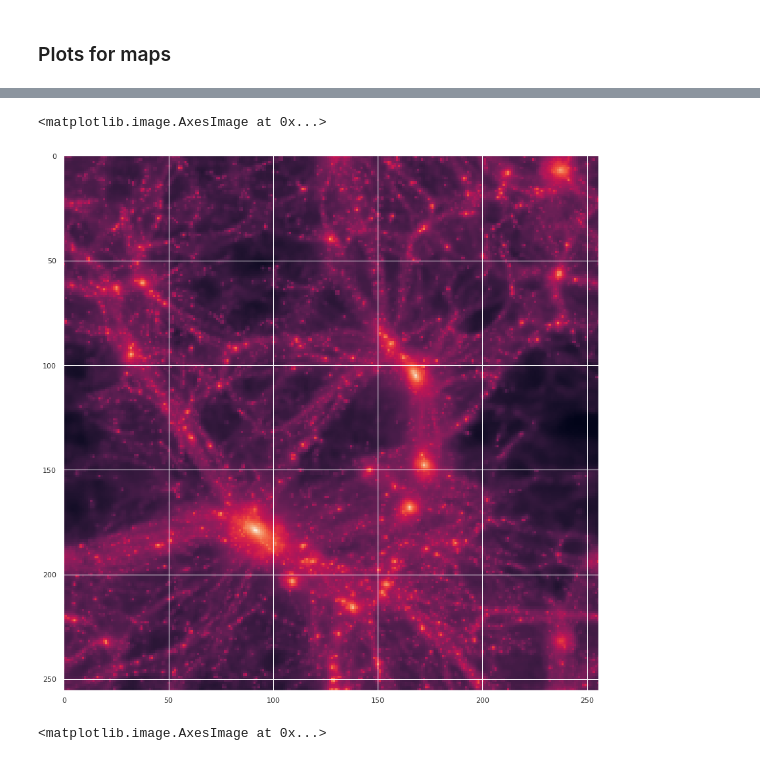
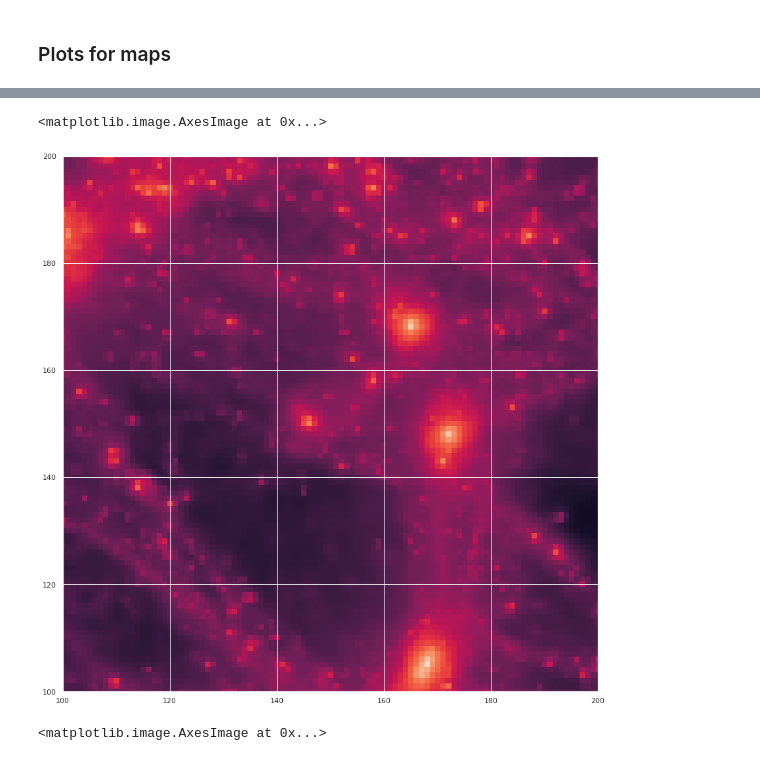
Before and after one commit to YongseokJo/MIEST, a Jupyter notebook: analysis/HYDRO_CV.ipynb, the cells around one changed output, grey strips where cells are left out. Drawn from its saved outputs; the diff is of its cells as text; code cells hidden in the pictures.

```diff
--- a/analysis/HYDRO_CV.ipynb
+++ b/analysis/HYDRO_CV.ipynb
@@ -76,9 +109,11 @@ plt.imshow(np.log10(simba_maps[0,:]))
 # %%
 plt.figure(figsize=(15,15))
+plt.xlim((100,200))
+plt.ylim((100,200))
 plt.imshow(np.log10(mag_maps[0,:]))
 # %% [output]
 <matplotlib.image.AxesImage at 0x...>
-[figure, old version]
+[figure, new version]
 # %%
 plt.figure(figsize=(15,15))
 plt.imshow(np.log10(ast_maps[0,:]))
```
Also changed, not shown: parts of 10 cells of this notebook, 30 other files.
